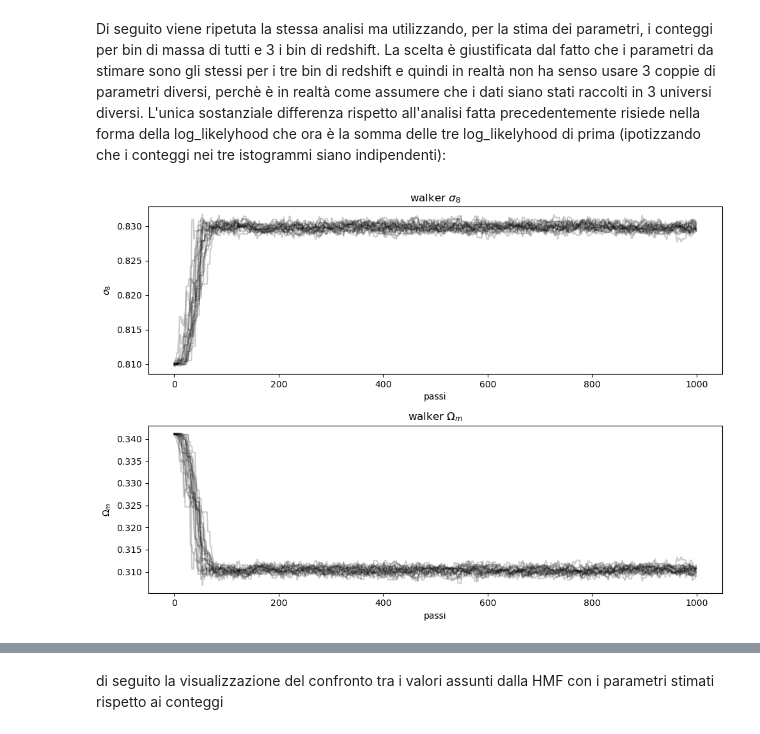
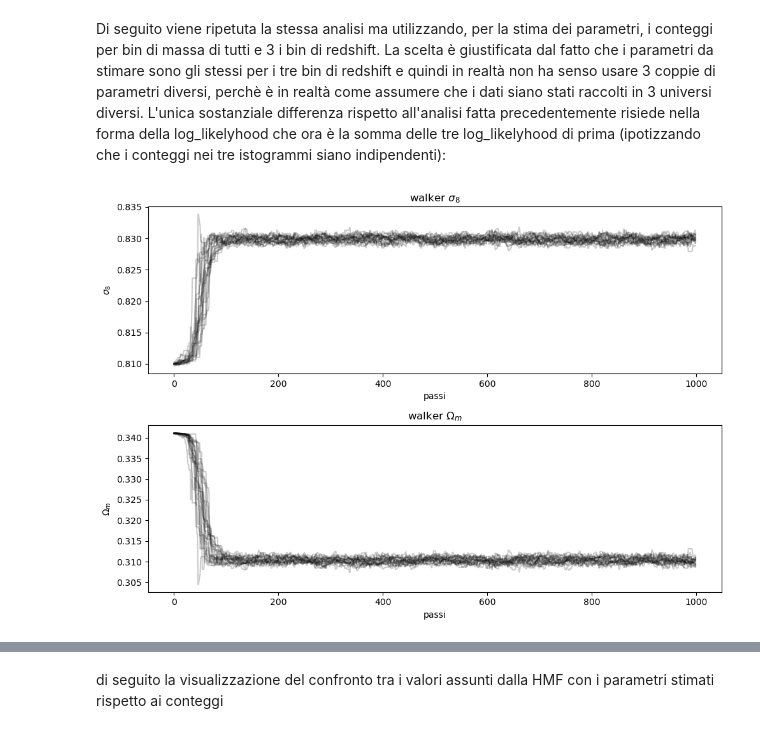
Before and after one commit to Andrea-dalla/Esame-TRMD, a Jupyter notebook: esame.ipynb, the cells around one changed output, grey strips where cells are left out. Saved outputs shown, nothing was run; the diff lists cells and outputs as text; code cells hidden in the pictures.

```diff
--- a/esame.ipynb
+++ b/esame.ipynb
@@ -281,23 +283,23 @@ flat_samples2 = samples2.reshape(-1,2)
 flat_samples3 = samples3.reshape(-1,2)
 # %%
 ##salvo np.array i samples già ottenuti in locale
-fstart1 = np.loadtxt("parametri_z1.csv", delimiter=",", skiprows=1)
-flat_samples1 = fstart1[150*20:,]
+#fstart1 = np.loadtxt("parametri_z1.csv", delimiter=",", skiprows=1)
+#flat_samples1 = fstart1[150*20:,]
 
-fstart2 = np.loadtxt("parametri_z2.csv", delimiter=",", skiprows=1)
-flat_samples2 = fstart2[150*20:,]
+#fstart2 = np.loadtxt("parametri_z2.csv", delimiter=",", skiprows=1)
+#flat_samples2 = fstart2[150*20:,]
 
-fstart3 = np.loadtxt("parametri_z3.csv", delimiter=",", skiprows=1)
-flat_samples3 = fstart3[150*20:,]
+#fstart3 = np.loadtxt("parametri_z3.csv", delimiter=",", skiprows=1)
+#flat_samples3 = fstart3[150*20:,]
 # %% [markdown]
 Ora prima di visualizzare le funzioni di distribuzione dei parametri viene mostrato come esempio il grafico relativo alla sequenza di posizioni nello spazio dei parametri accettate degli walkers in maniera da giustificare la scelta di eliminare le prime 150 posizioni:
 # %%
 ##array con tutti le posizioni accettate dei 20 walkers
-passi = 1000 ##da commentare nel caso si volesse rifare il campionamento
-nwalkers = 20 ##da commentare nel caso si volesse rifare il campionamento
+#passi = 1000 ##da commentare nel caso si volesse rifare il campionamento
+#nwalkers = 20 ##da commentare nel caso si volesse rifare il campionamento
 
-sample_walk = fstart1.reshape(-1,20,2) ##da commentare nel caso si volesse rifare il campionamento
-#sample_walk = sampler1.get_chain() # da decommentare nel caso si volesse rifare il campionamento
+#sample_walk = fstart1.reshape(-1,20,2) ##da commentare nel caso si volesse rifare il campionamento
+sample_walk = sampler1.get_chain() # da decommentare nel caso si volesse rifare il campionamento
 
 fig = plt.figure(figsize=(10, 7))
 
@@ -665,36 +667,36 @@ flat_samples_tot = fstart_tot[20*150:,]
 # %%
 #======================#
 ##controllo fase burn-in
 #======================#
 
 ##array con tutti le posizioni accettate dei 20 walkers
-#sample_walk_tot = sampler_tot.get_chain() ## decommentare se si vuole fare il campionamento
-sample_walk_tot = fstart_tot.reshape(-1,20,2) ## commentare se si vuole rifare il campionamento
+sample_walk_tot = sampler_tot.get_chain() ## decommentare se si vuole fare il campionamento
+#sample_walk_tot = fstart_tot.reshape(-1,20,2) ## commentare se si vuole rifare il campionamento
 fig = plt.figure(figsize=(10, 7))
 
 ##proiezione posizione su sigma8
 ax1 = fig.add_subplot(211)
 for i in range(nwalkers):
     ax1.plot(np.arange(passi),sample_walk_tot[:,i,0], color = 'black', alpha = 0.2)
 ax1.set_title(r'walker $\sigma_{8}$')
 ax1.set_xlabel('passi')
 ax1.set_ylabel(r'$\sigma_{8}$')
 
 ##proiezione posizione su om0
 ax2 = fig.add_subplot(212)
 for i in range(nwalkers):
     ax2.plot(np.arange(passi),sample_walk_tot[:,i,1], color = 'black', alpha = 0.2)
 ax2.set_title(r'walker $\Omega_m$')
 ax2.set_xlabel('passi')
 ax2.set_ylabel(r'$\Omega_m$')
 plt.tight_layout()
 plt.show()
 
 #========================#
 ## fine controllo  burn-in
 #========================#
 # %% [output]
-[figure, old version]
+[figure, new version]
 # %%
 # dai conteggi degli istogrammi estrapolo la media e la mediana che posso utilizzare come stimatori del parametro
 # e la varianza intesa come l'intervallo che contiene il 68% dei valori possibili del parametro
```
Also changed, not shown: parts of 28 cells of this notebook.
